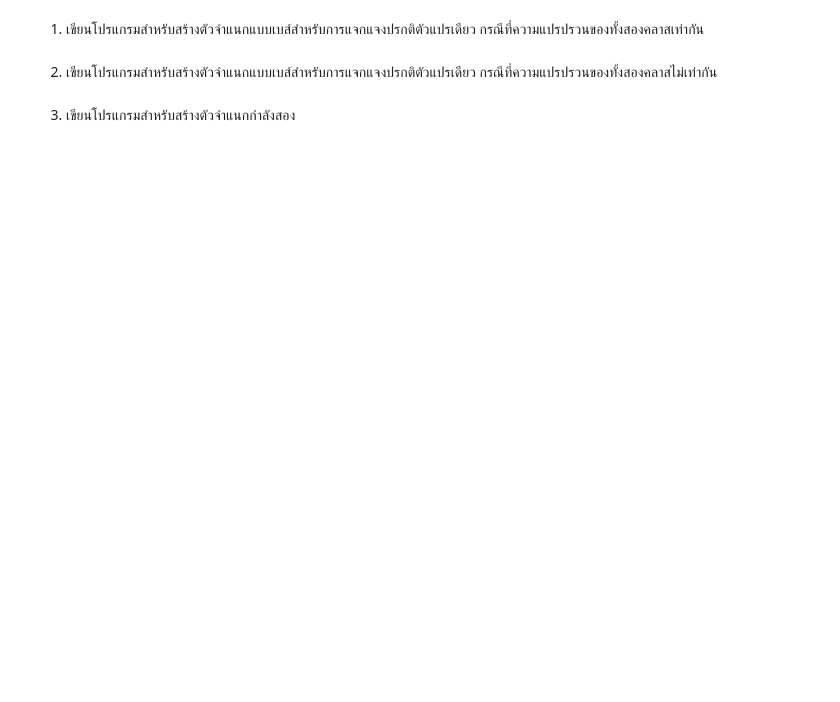
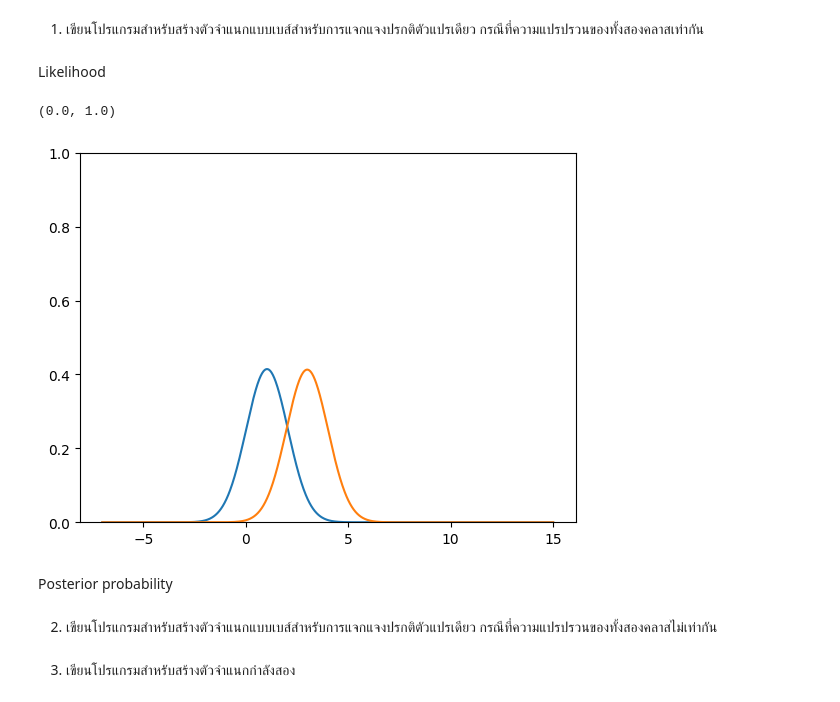
Before and after one commit to BestTP/Machine_Learning, a Jupyter notebook: Bayes classifier.ipynb, the cells around one changed output. Cells and saved outputs as stored; diff of their text form; code cells hidden in the pictures; blank space fills up the shorter version.

```diff
--- a/Bayes classifier.ipynb
+++ b/Bayes classifier.ipynb
@@ -1,5 +1,53 @@
 # %% [markdown]
 1. เขียนโปรแกรมสำหรับสร้างตัวจำแนกแบบเบส์สำหรับการแจกแจงปรกติตัวแปรเดียว กรณีที่ความแปรปรวนของทั้งสองคลาสเท่ากัน
+# %% [markdown]
+Likelihood
+# %%
+import math
+import numpy as np
+import matplotlib.pyplot as plt
+
+
+np.random.seed(24)
+x1 = np.random.normal(2,1,1000)
+np.random.seed(25)
+x2 = np.random.normal(6,1,1000)
+
+x = np.linspace(-7,15,1000)
+
+def likelihood (x,X_n):
+    u = np.mean(X_n)
+    std = (np.std(X_n)) ** 2
+
+    fx = (np.exp(-((x-u)**2)/2*std))/(std * np.sqrt(2*np.pi))
+
+    return fx
+
+
+np.random.seed(1)
+x1 = np.random.normal(1,1,1000)
+np.random.seed(20)
+x2 = np.random.normal(3,1,1000)
+x = np.linspace(-7,15,1000)
+
+
+fx1 = likelihood(x,x1)
+fx2 = likelihood(x,x2)
+
+yes = fx1/2
+no = fx2/2
+
+post_x1 = fx1 * yes/(fx1*yes+fx2*no)
+post_x2 = fx2 * no/(fx1*yes+fx2*no)
+
+plt.plot(x,fx1)
+plt.plot(x,fx2)
+plt.ylim([0,1])
+# %% [output]
+(0.0, 1.0)
+[figure, added]
+# %% [markdown]
+Posterior probability
 # %% [markdown]
 2. เขียนโปรแกรมสำหรับสร้างตัวจำแนกแบบเบส์สำหรับการแจกแจงปรกติตัวแปรเดียว กรณีที่ความแปรปรวนของทั้งสองคลาสไม่เท่ากัน
 # %% [markdown]
```
Also changed, not shown: parts of 5 cells of this notebook.
